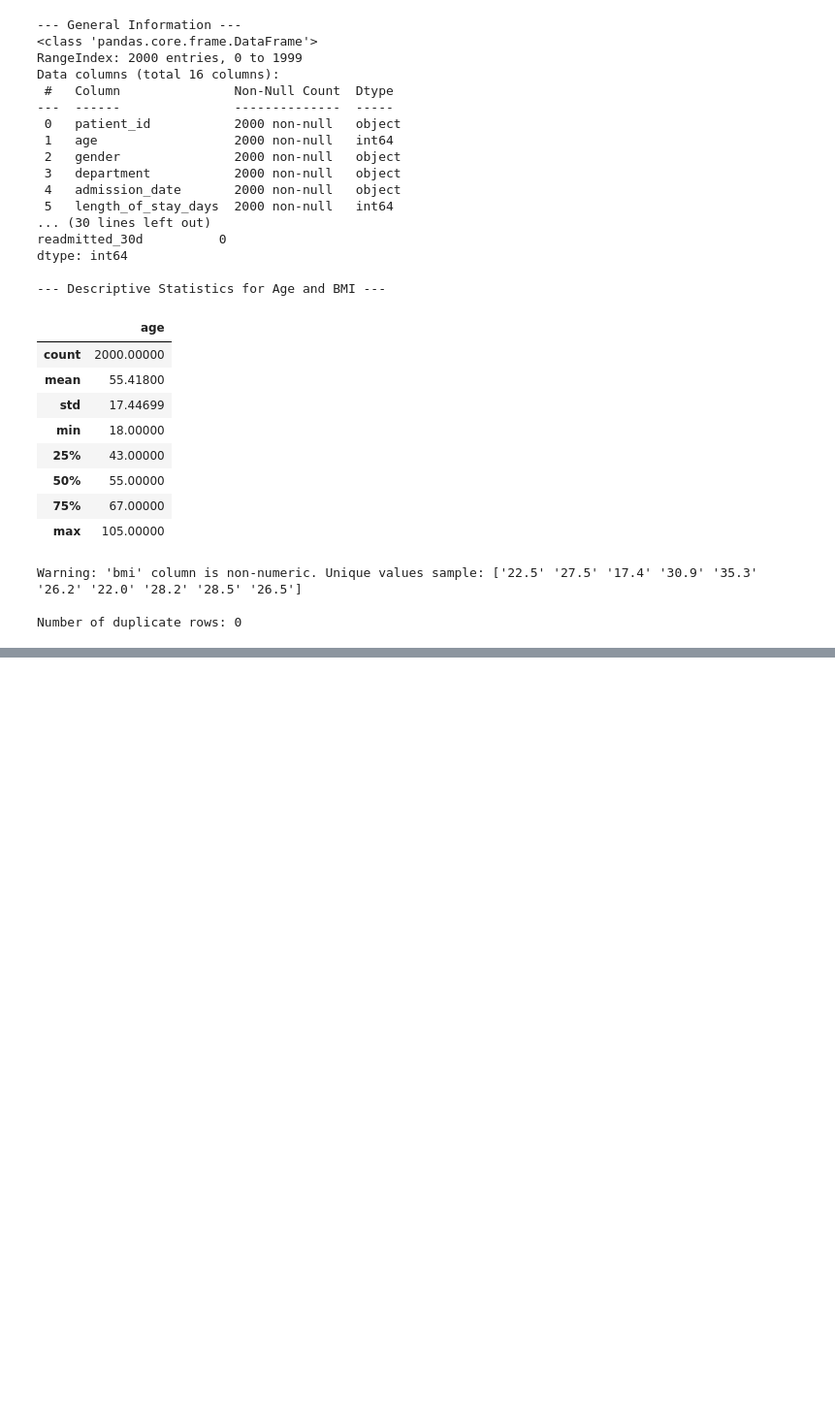
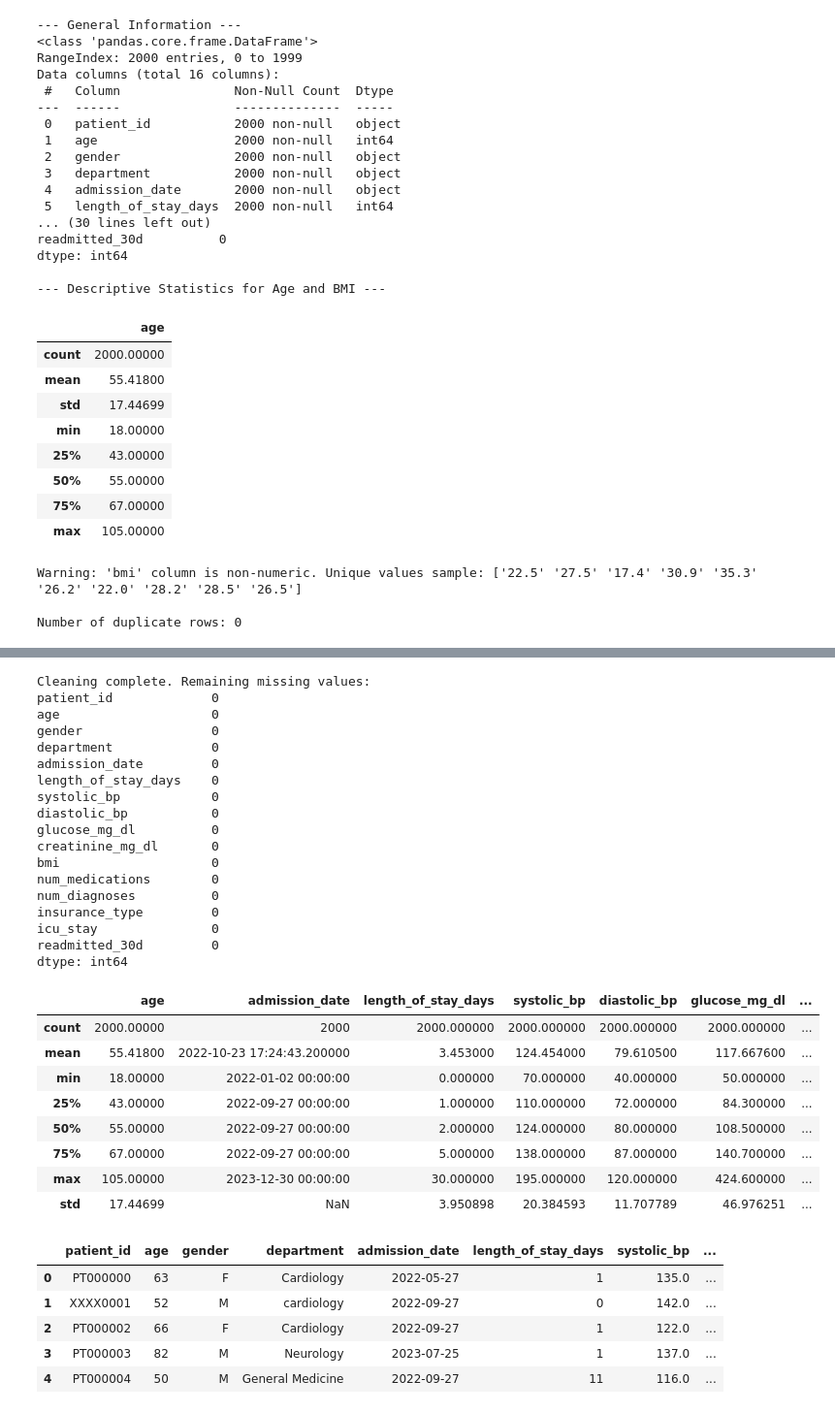
Before and after one commit to harshit234/day-45, a Jupyter notebook: assignment_45.ipynb, the cells around one changed output, grey strips where cells are left out. Shown at 97% size. Saved outputs shown, nothing was run; the diff lists cells and outputs as text; code cells hidden in the pictures; blank space fills up the shorter version.

Commit message:
implemented data cleaning strategy with justification

```diff
--- a/assignment_45.ipynb
+++ b/assignment_45.ipynb
@@ -81,0 +93,66 @@ Number of duplicate rows: 0
+# %%
+# 1. Standardize Gender
+df['gender'] = df['gender'].str.upper().str.strip()
+
+# 2. Convert BMI to numeric
+df['bmi'] = pd.to_numeric(df['bmi'], errors='coerce')
+
+# 3. Robustly Standardize Admission Date
+# Using format='mixed' to handle various date string formats
+df['admission_date'] = pd.to_datetime(df['admission_date'], errors='coerce', format='mixed')
+
+# Fallback for remaining NaT dates (impute with a frequent date or median if necessary)
+if df['admission_date'].isnull().any():
+    df['admission_date'] = df['admission_date'].fillna(df['admission_date'].mode()[0])
+
+# 4. Handle Missing Values for other columns
+numeric_cols = ['systolic_bp', 'diastolic_bp', 'glucose_mg_dl', 'creatinine_mg_dl', 'bmi']
+for col in numeric_cols:
+    df[col] = df[col].fillna(df[col].median())
+
+# Categorical columns: Impute with mode
+df['insurance_type'] = df['insurance_type'].fillna(df['insurance_type'].mode()[0])
+
+# 5. Logical Range Constraints
+df = df[(df['age'] >= 0) & (df['age'] <= 120)]
+df['bmi'] = df['bmi'].clip(lower=10, upper=70)
+
+print("Cleaning complete. Remaining missing values:")
+print(df.isnull().sum())
+
+display(df.describe())
+display(df.head())
+# %% [output]
+Cleaning complete. Remaining missing values:
+patient_id             0
+age                    0
+gender                 0
+department             0
+admission_date         0
+length_of_stay_days    0
+systolic_bp            0
+diastolic_bp           0
+glucose_mg_dl          0
+creatinine_mg_dl       0
+bmi                    0
+num_medications        0
+num_diagnoses          0
+insurance_type         0
+icu_stay               0
+readmitted_30d         0
+dtype: int64
+|  | age | admission_date | length_of_stay_days | systolic_bp | diastolic_bp | glucose_mg_dl | ... |
+| count | 2000.00000 | 2000 | 2000.000000 | 2000.000000 | 2000.000000 | 2000.000000 | ... |
+| mean | 55.41800 | 2022-10-23 17:24:43.200000 | 3.453000 | 124.454000 | 79.610500 | 117.667600 | ... |
+| min | 18.00000 | 2022-01-02 00:00:00 | 0.000000 | 70.000000 | 40.000000 | 50.000000 | ... |
+| 25% | 43.00000 | 2022-09-27 00:00:00 | 1.000000 | 110.000000 | 72.000000 | 84.300000 | ... |
+| 50% | 55.00000 | 2022-09-27 00:00:00 | 2.000000 | 124.000000 | 80.000000 | 108.500000 | ... |
+| 75% | 67.00000 | 2022-09-27 00:00:00 | 5.000000 | 138.000000 | 87.000000 | 140.700000 | ... |
+| max | 105.00000 | 2023-12-30 00:00:00 | 30.000000 | 195.000000 | 120.000000 | 424.600000 | ... |
+| std | 17.44699 | NaN | 3.950898 | 20.384593 | 11.707789 | 46.976251 | ... |
+|  | patient_id | age | gender | department | admission_date | length_of_stay_days | systolic_bp | ... |
+| 0 | PT000000 | 63 | F | Cardiology | 2022-05-27 | 1 | 135.0 | ... |
+| 1 | XXXX0001 | 52 | M | cardiology | 2022-09-27 | 0 | 142.0 | ... |
+| 2 | PT000002 | 66 | F | Cardiology | 2022-09-27 | 1 | 122.0 | ... |
+| 3 | PT000003 | 82 | M | Neurology | 2023-07-25 | 1 | 137.0 | ... |
+| 4 | PT000004 | 50 | M | General Medicine | 2022-09-27 | 11 | 116.0 | ... |
```
Also changed, not shown: parts of 1 cell of this notebook.
